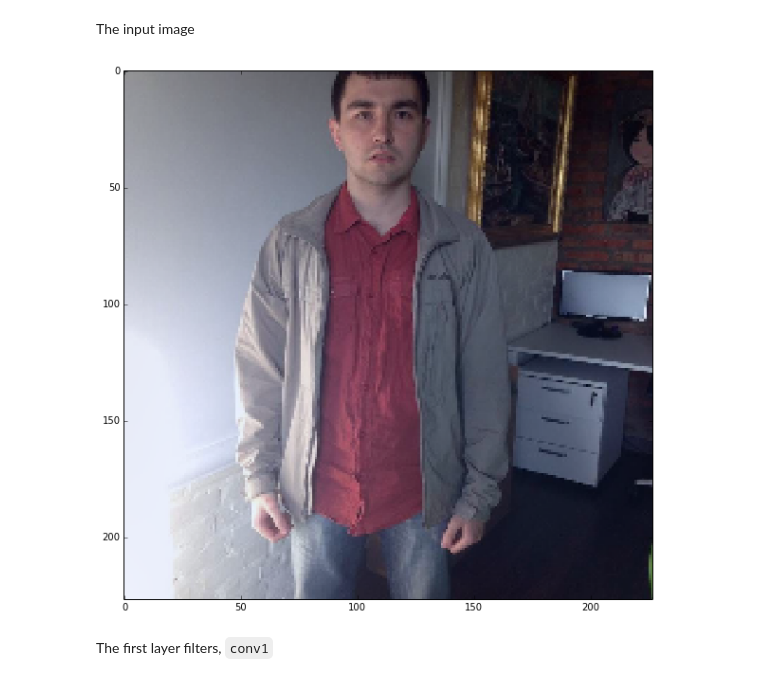
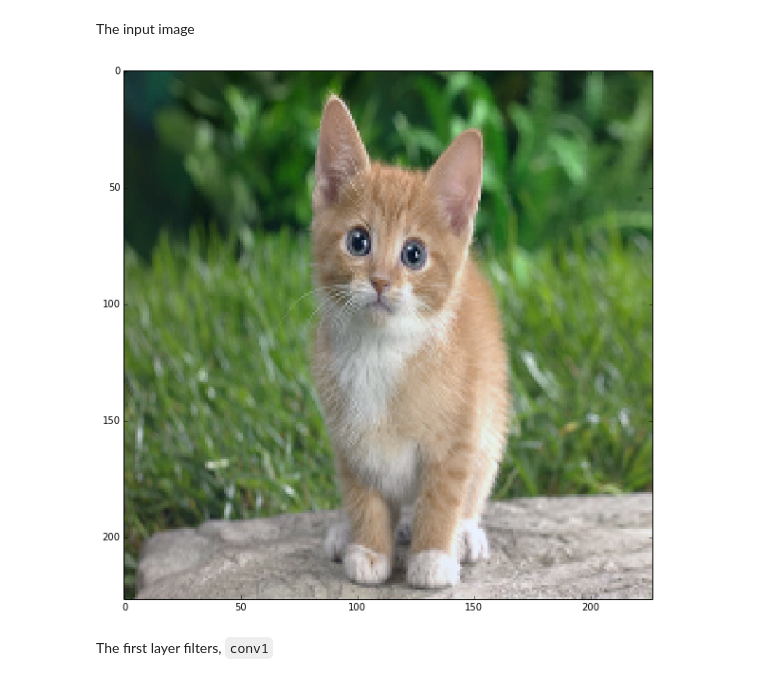
Before and after one commit to yshean/caffe, a Jupyter notebook: examples/filter_visualization.ipynb, the cells around one changed output. Saved outputs shown, nothing was run; the diff lists cells and outputs as text; code cells hidden in the pictures.

Commit message:
modified:   examples/filter_visualization.ipynb 	modified:   python/caffe/classifier.py

```diff
--- a/examples/filter_visualization.ipynb
+++ b/examples/filter_visualization.ipynb
@@ -22,7 +22,8 @@ plt.rcParams['image.cmap'] = 'gray'
 # %% [markdown]
 Follow the [instructions](http://caffe.berkeleyvision.org/getting_pretrained_models.html) for getting the pretrained models, load the net, specify test phase and CPU mode, and configure input preprocessing.
 # %%
-net = caffe.Classifier(caffe_root + 'examples/imagenet/imagenet_deploy.prototxt',
+#net = caffe.Classifier(caffe_root + 'examples/imagenet/imagenet_deploy.prototxt',
+net = caffe.Classifier(caffe_root + 'examples/imagenet/imagenet_deploy_val2.prototxt',
                        caffe_root + 'examples/imagenet/caffe_reference_imagenet_model')
 net.set_phase_test()
 net.set_mode_cpu()
@@ -30,3 +31,8 @@ net.set_mode_cpu()
 net.set_mean('data', caffe_root + 'python/caffe/imagenet/ilsvrc_2012_mean.npy')  # ImageNet mean
 net.set_channel_swap('data', (2,1,0))  # the reference model has channels in BGR order instead of RGB
 net.set_input_scale('data', 255)  # the reference model operates on images in [0,255] range instead of [0,1]
+# %%
+im = caffe.io.load_image(caffe_root + 'examples/images/cat.jpg')
+data=np.asarray([net.preprocess('data', im)]);
+
+#out['prob'][0].argmax(axis=0)w
@@ -32,0 +41,23 @@ net.set_input_scale('data', 255)  # the reference model operates on images in [0
+# %%
+# our network takes BGR images, so we need to switch color channels
+def showimage(im):
+    if im.ndim == 3:
+        im = im[:, :, ::-1]
+    plt.imshow(im)
+
+# take an array of shape (n, height, width) or (n, height, width, channels)
+#  and visualize each (height, width) thing in a grid of size approx. sqrt(n) by sqrt(n)
+def vis_square(data, padsize=1, padval=0):
+    data -= data.min()
+    data /= data.max()
+
+    # force the number of filters to be square
+    n = int(np.ceil(np.sqrt(data.shape[0])))
+    padding = ((0, n ** 2 - data.shape[0]), (0, padsize), (0, padsize)) + ((0, 0),) * (data.ndim - 3)
+    data = np.pad(data, padding, mode='constant', constant_values=(padval, padval))
+
+    # tile the filters into an image
+    data = data.reshape((n, n) + data.shape[1:]).transpose((0, 2, 1, 3) + tuple(range(4, data.ndim + 1)))
+    data = data.reshape((n * data.shape[1], n * data.shape[3]) + data.shape[4:])
+
+    showimage(data)
@@ -96,12 +198,12 @@ def vis_square(data, padsize=1, padval=0):
 The input image
 # %%
 # index four is the center crop
-image = net.blobs['data'].data[4].copy()
+image = net.blobs['data'].data[0].copy()
 image -= image.min()
 image /= image.max()
 showimage(image.transpose(1, 2, 0))
 # %% [output]
-[figure, old version]
+[figure, new version]
 # %% [markdown]
 The first layer filters, `conv1`
 # %%
```
Also changed, not shown: parts of 9 cells of this notebook, 1 other file.
